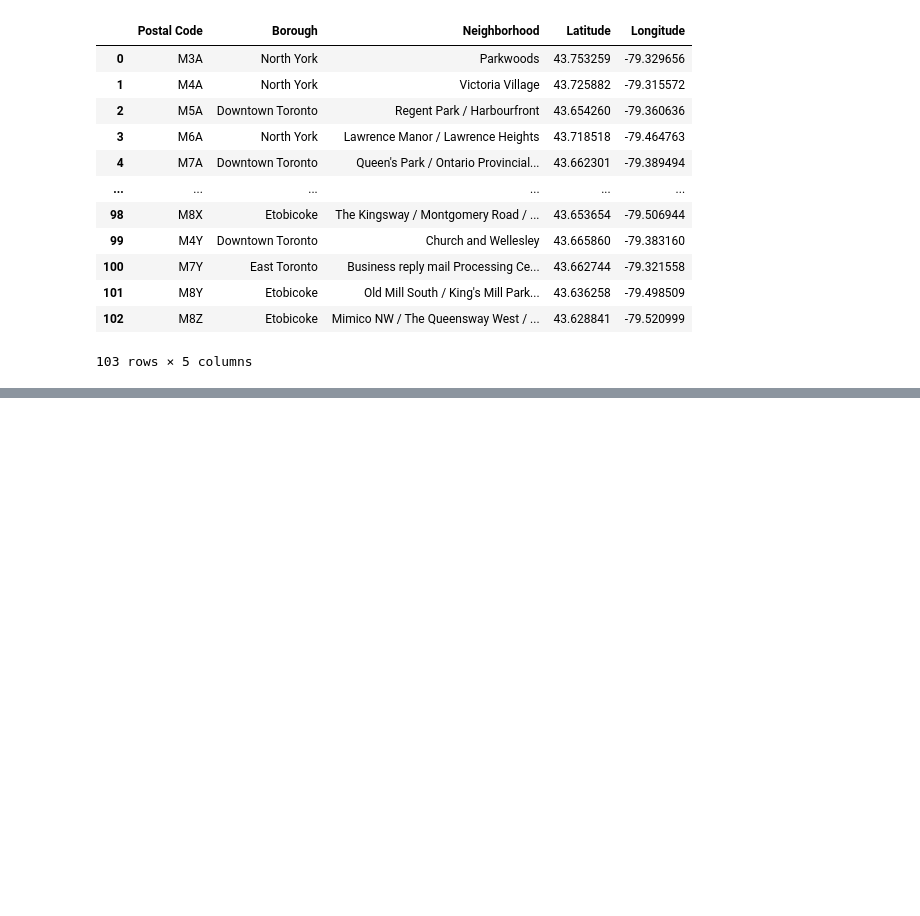
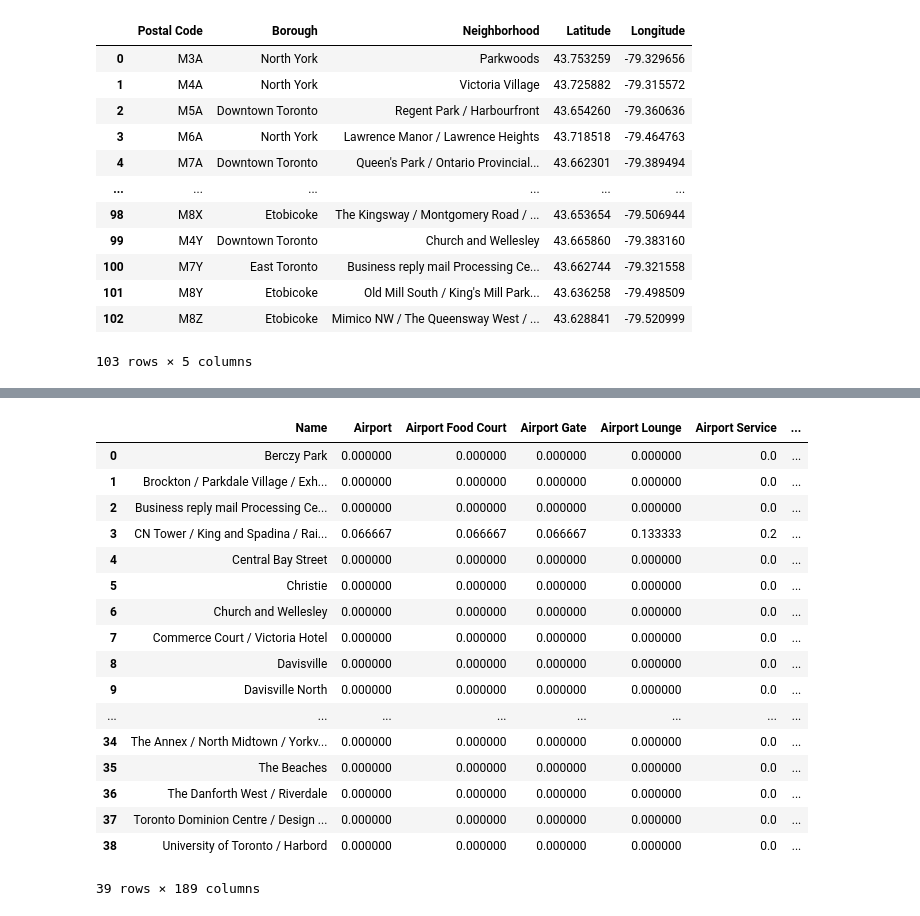
Before and after one commit to kesslmar/Coursera_Capstone, a Jupyter notebook: Clustering_NBH_Toronto.ipynb, the cells around one changed output, grey strips where cells are left out. Drawn from its saved outputs; the diff is of its cells as text; code cells hidden in the pictures; blank space fills up the shorter version.

Commit message:
Finalizing Toronto Clustering

```diff
--- a/Clustering_NBH_Toronto.ipynb
+++ b/Clustering_NBH_Toronto.ipynb
@@ -126,0 +134,5 @@ final_df
+# %%
+# Filtering all boroughs containing 'Toronto' in their name
+toronto_df = final_df[final_df['Borough'].str.contains('Toronto')].copy()
+toronto_df.drop(columns=['Borough'], inplace=True)
+toronto_df
@@ -126,0 +157,18 @@ final_df
+# %%
+# create map of Toronto using latitude and longitude values
+map_toronto = folium.Map(location=[43.65, -79.39], zoom_start=12)
+
+# add markers to map
+for lat, lng, neighborhood in zip(toronto_df['Latitude'], toronto_df['Longitude'], toronto_df['Neighborhood']):
+    label = folium.Popup(neighborhood, parse_html=True)
+    folium.CircleMarker(
+        [lat, lng],
+        radius=5,
+        popup=label,
+        color='blue',
+        fill=True,
+        fill_color='#3186cc',
+        fill_opacity=0.7,
+        parse_html=False).add_to(map_toronto)
+
+map_toronto
@@ -126,0 +177,9 @@ final_df
+# %%
+CLIENT_ID = '*******' # your Foursquare ID
+CLIENT_SECRET = '*********' # your Foursquare Secret
+VERSION = '20180605' # Foursquare API version
+LIMIT = 30
+
+print('Your credentails:')
+print('CLIENT_ID: ' + CLIENT_ID)
+print('CLIENT_SECRET:' + CLIENT_SECRET)
@@ -126,0 +230,3 @@ final_df
+# %%
+result = getNearbyVenues(toronto_df['Neighborhood'], toronto_df['Latitude'], toronto_df['Longitude'])
+result
@@ -126,0 +264,29 @@ final_df
+# %%
+toronto_onehot = pd.get_dummies(result['Venue Category'],  prefix="", prefix_sep="")
+toronto_onehot['Name'] = result['Neighborhood']
+
+# move neighborhood column to the first column
+fixed_columns = [toronto_onehot.columns[-1]] + list(toronto_onehot.columns[:-1])
+toronto_onehot = toronto_onehot[fixed_columns]
+
+toronto_grouped = toronto_onehot.groupby('Name').mean().reset_index()
+toronto_grouped
+# %% [output]
+|  | Name | Airport | Airport Food Court | Airport Gate | Airport Lounge | Airport Service | ... |
+| 0 | Berczy Park | 0.000000 | 0.000000 | 0.000000 | 0.000000 | 0.0 | ... |
+| 1 | Brockton / Parkdale Village / Exh... | 0.000000 | 0.000000 | 0.000000 | 0.000000 | 0.0 | ... |
+| 2 | Business reply mail Processing Ce... | 0.000000 | 0.000000 | 0.000000 | 0.000000 | 0.0 | ... |
+| 3 | CN Tower / King and Spadina / Rai... | 0.066667 | 0.066667 | 0.066667 | 0.133333 | 0.2 | ... |
+| 4 | Central Bay Street | 0.000000 | 0.000000 | 0.000000 | 0.000000 | 0.0 | ... |
+| 5 | Christie | 0.000000 | 0.000000 | 0.000000 | 0.000000 | 0.0 | ... |
+| 6 | Church and Wellesley | 0.000000 | 0.000000 | 0.000000 | 0.000000 | 0.0 | ... |
+| 7 | Commerce Court / Victoria Hotel | 0.000000 | 0.000000 | 0.000000 | 0.000000 | 0.0 | ... |
+| 8 | Davisville | 0.000000 | 0.000000 | 0.000000 | 0.000000 | 0.0 | ... |
+| 9 | Davisville North | 0.000000 | 0.000000 | 0.000000 | 0.000000 | 0.0 | ... |
+| ... | ... | ... | ... | ... | ... | ... | ... |
+| 34 | The Annex / North Midtown / Yorkv... | 0.000000 | 0.000000 | 0.000000 | 0.000000 | 0.0 | ... |
+| 35 | The Beaches | 0.000000 | 0.000000 | 0.000000 | 0.000000 | 0.0 | ... |
+| 36 | The Danforth West / Riverdale | 0.000000 | 0.000000 | 0.000000 | 0.000000 | 0.0 | ... |
+| 37 | Toronto Dominion Centre / Design ... | 0.000000 | 0.000000 | 0.000000 | 0.000000 | 0.0 | ... |
+| 38 | University of Toronto / Harbord | 0.000000 | 0.000000 | 0.000000 | 0.000000 | 0.0 | ... |
+39 rows × 189 columns
```
Also changed, not shown: parts of 17 cells of this notebook.
